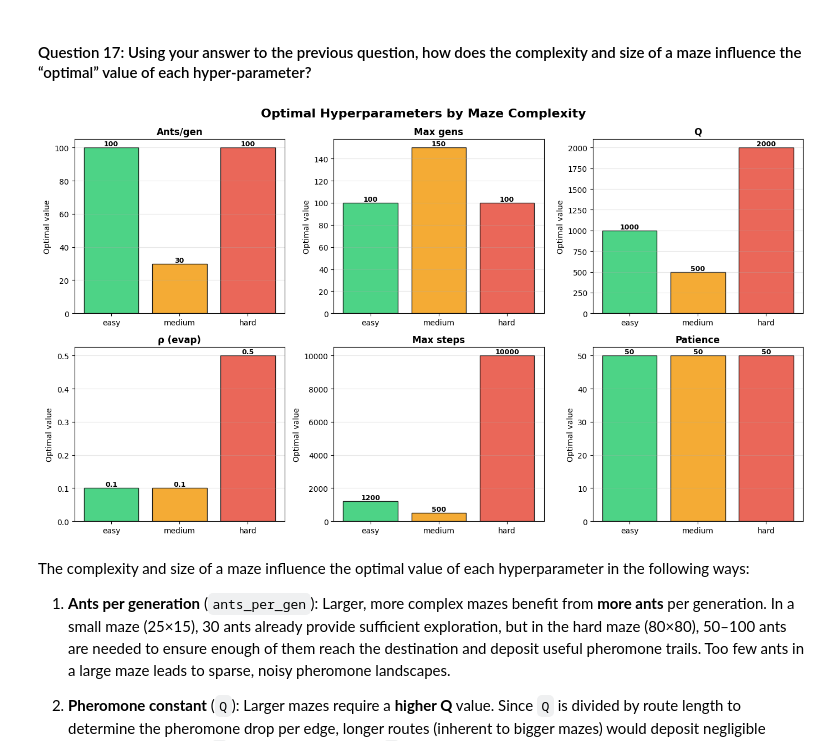
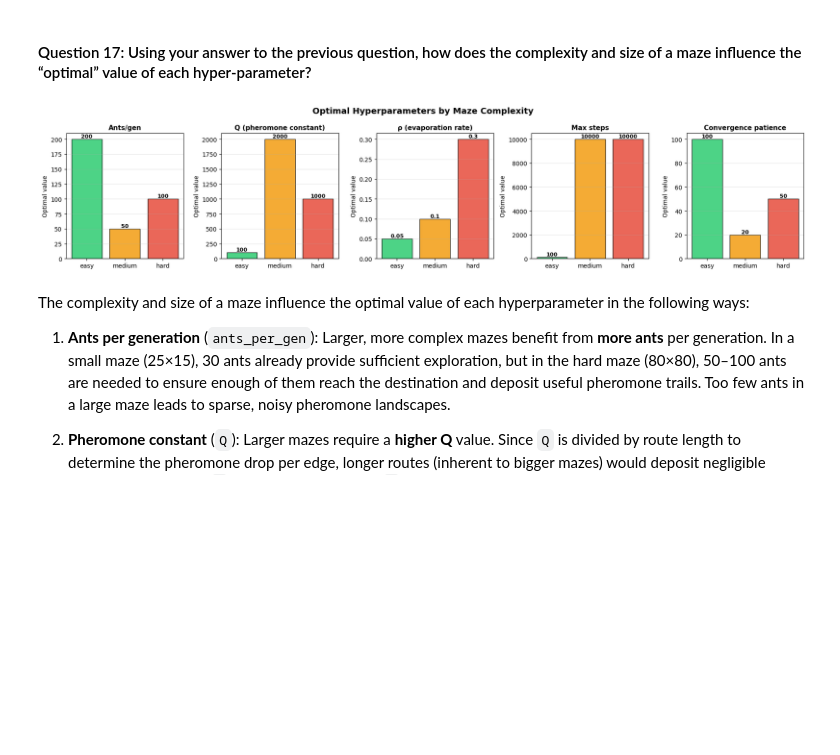
Before and after one commit to guy915/Computational-Intelligence-Models, a Jupyter notebook: ACO & GA/src/Main.ipynb, the cells around one changed output. Saved outputs shown, nothing was run; the diff lists cells and outputs as text; code cells hidden in the pictures; blank space fills up the shorter version.

```diff
--- a/ACO & GA/src/Main.ipynb
+++ b/ACO & GA/src/Main.ipynb
@@ -920,7 +920,7 @@ First, let's define a method to make it easy to view the resulting best routes i
 # %%
 _run_aco_cache = {}
 
-def run_aco(maze_name, ants_per_gen, no_gen, q, evap, max_steps, convergence, intelligent=False, elitist=False, seed=None):
+def run_aco(maze_name, ants_per_gen, no_gen, q, evap, max_steps, convergence, intelligent=False, elitist=False, seed=None, verbose=False):
     """
     Run ACO on a specified maze with given hyperparameters.
     Caches the neighbor table along with walls so it's not rebuilt every call.
@@ -947,7 +947,8 @@ def run_aco(maze_name, ants_per_gen, no_gen, q, evap, max_steps, convergence, in
     elapsed = (int(round(time.time() * 1000)) - start_time) / 1000.0
 
     ant_type = "Intelligent" if intelligent else "Standard"
-    print(f"[{ant_type}] Maze: {maze_name} | Time: {elapsed}s | Route size: {shortest_route.size()}")
+    if verbose:
+        print(f"[{ant_type}] Maze: {maze_name} | Time: {elapsed}s | Route size: {shortest_route.size()}")
 
     return maze, shortest_route, spec, history
 # %%
@@ -1248,0 +1212,5 @@ Ready reading maze file ./../data/hard_maze.txt
+# %%
+# ─── Hard Maze Sweeps ───────────────────────────────────────────────────────
+# Full OFAT sweep: 5 parameters × 5 values × 3 trials = 75 runs.
+# With optimized code, each run ~2–3s → total ~3–4 min.
+hard_results = run_all_sweeps('hard')
@@ -1254,7 +1241,7 @@ from IPython.display import display, Markdown
 # so failed routes don't artificially lower the mean.
 best_easy   = select_best_params(easy_results,   BASE_PARAMS['easy'])
 best_medium = select_best_params(medium_results, BASE_PARAMS['medium'])
-best_hard   = select_best_params(hard_results,   HARD_BASE)
+best_hard   = select_best_params(hard_results,   BASE_PARAMS['hard'])
 
 # Build and display a Markdown table summarising the best params per maze
 param_order = ['ants_per_gen', 'no_gen', 'q', 'evap', 'max_steps', 'convergence']
@@ -1331,41 +1336,38 @@ _Put your code blocks above (if any) and write your answer here._
 # %%
 # ─── Q17: Visualise how optimal parameters change with maze complexity ──────
 import matplotlib.pyplot as plt
 import numpy as np
 
-param_order = ['ants_per_gen', 'no_gen', 'q', 'evap', 'max_steps', 'convergence']
+param_order = ['ants_per_gen', 'q', 'evap', 'max_steps', 'convergence']
 labels = {
     'ants_per_gen': 'Ants/gen',
-    'no_gen': 'Max gens',
-    'q': 'Q',
-    'evap': 'ρ (evap)',
+    'q': 'Q (pheromone constant)',
+    'evap': 'ρ (evaporation rate)',
     'max_steps': 'Max steps',
-    'convergence': 'Patience',
+    'convergence': 'Convergence patience',
 }
 maze_names = ['easy', 'medium', 'hard']
 best_params_list = [best_easy, best_medium, best_hard]
 
-fig, axes = plt.subplots(2, 3, figsize=(14, 8))
-axes = axes.flatten()
+fig, axes = plt.subplots(1, 5, figsize=(18, 4))
 
 for idx, pname in enumerate(param_order):
     ax = axes[idx]
     values = [best[pname] for best in best_params_list]
     colors = ['#2ecc71', '#f39c12', '#e74c3c']
     bars = ax.bar(maze_names, values, color=colors, edgecolor='black', alpha=0.85)
-    ax.set_title(labels[pname], fontsize=12, fontweight='bold')
+    ax.set_title(labels[pname], fontsize=11, fontweight='bold')
     ax.set_ylabel('Optimal value')
     ax.grid(True, axis='y', alpha=0.3)
-    # Add value labels on bars
     for bar, val in zip(bars, values):
         ax.text(bar.get_x() + bar.get_width()/2, bar.get_height(),
-                f'{val}', ha='center', va='bottom', fontsize=9, fontweight='bold')
+                f"{val}", ha='center', va='bottom', fontsize=9, fontweight='bold')
 
-fig.suptitle('Optimal Hyperparameters by Maze Complexity', fontsize=16, fontweight='bold')
+fig.suptitle('Optimal Hyperparameters by Maze Complexity', fontsize=14, fontweight='bold')
 fig.tight_layout()
 plt.show()
 # %% [output]
-[figure, old version]
+[figure, new version]
 # %% [markdown]
 The complexity and size of a maze influence the optimal value of each hyperparameter in the following ways:
 
```
Also changed, not shown: parts of 14 cells of this notebook.
